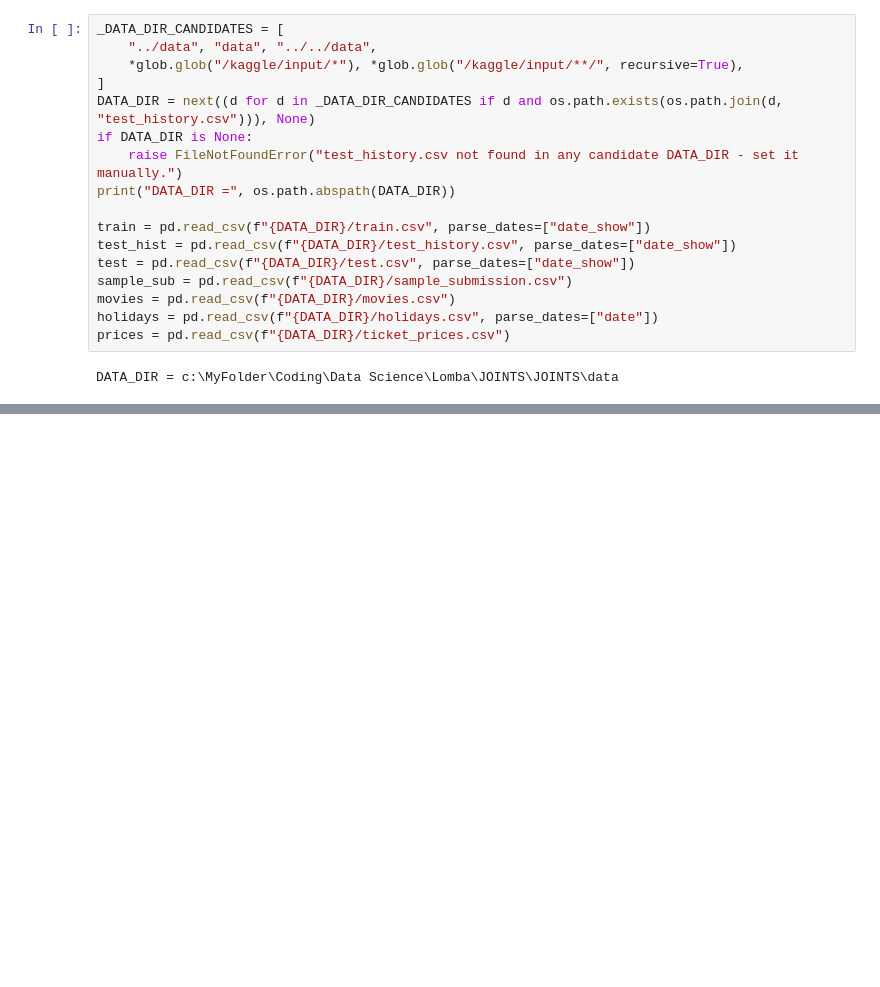
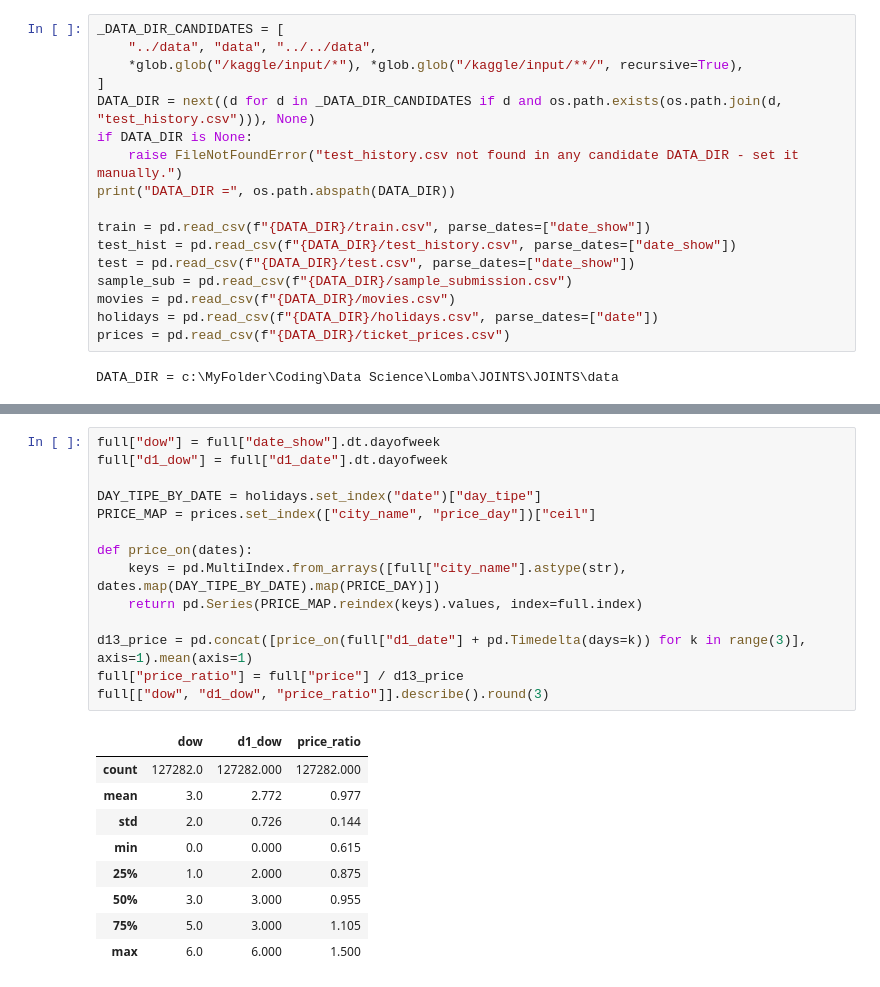
Before and after one commit to LeonArif/JOINTS, a Jupyter notebook: leon/main.ipynb, the cells around one changed output, grey strips where cells are left out. Cells and saved outputs as stored; diff of their text form; blank space fills up the shorter version.

```diff
--- a/leon/main.ipynb
+++ b/leon/main.ipynb
@@ -358,0 +419,24 @@ train[["total_ticket", "occupation_rate", "total_show"]].corr(method="spearman")
+# %%
+full["dow"] = full["date_show"].dt.dayofweek
+full["d1_dow"] = full["d1_date"].dt.dayofweek
+
+DAY_TIPE_BY_DATE = holidays.set_index("date")["day_tipe"]
+PRICE_MAP = prices.set_index(["city_name", "price_day"])["ceil"]
+
+def price_on(dates):
+    keys = pd.MultiIndex.from_arrays([full["city_name"].astype(str), dates.map(DAY_TIPE_BY_DATE).map(PRICE_DAY)])
+    return pd.Series(PRICE_MAP.reindex(keys).values, index=full.index)
+
+d13_price = pd.concat([price_on(full["d1_date"] + pd.Timedelta(days=k)) for k in range(3)], axis=1).mean(axis=1)
+full["price_ratio"] = full["price"] / d13_price
+full[["dow", "d1_dow", "price_ratio"]].describe().round(3)
+# %% [output]
+|  | dow | d1_dow | price_ratio |
+| count | 127282.0 | 127282.000 | 127282.000 |
+| mean | 3.0 | 2.772 | 0.977 |
+| std | 2.0 | 0.726 | 0.144 |
+| min | 0.0 | 0.000 | 0.615 |
+| 25% | 1.0 | 2.000 | 0.875 |
+| 50% | 3.0 | 3.000 | 0.955 |
+| 75% | 5.0 | 3.000 | 1.105 |
+| max | 6.0 | 6.000 | 1.500 |
```
Also changed, not shown: parts of 89 cells of this notebook, 31 other files.
